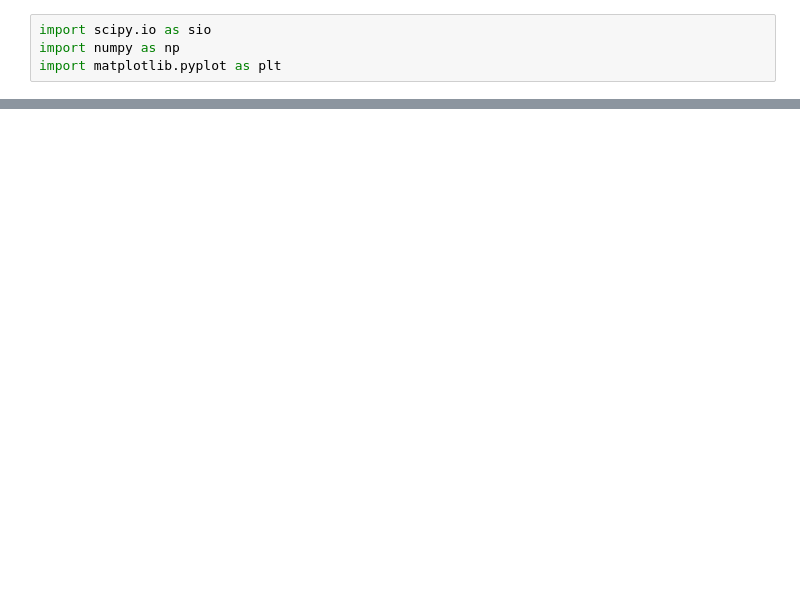
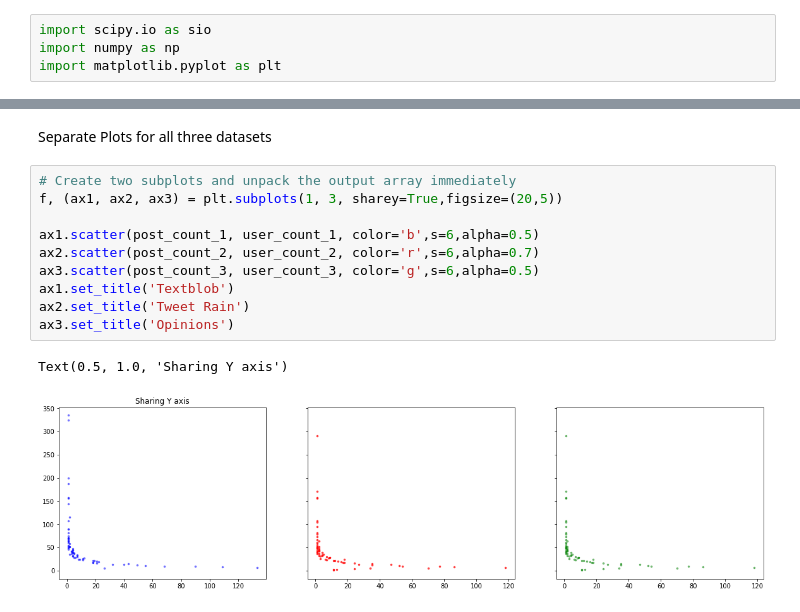
Before and after one commit to avyaktawrat/Incentivization-Project, a Jupyter notebook: data_exploration.ipynb, the cells around one changed output, grey strips where cells are left out. Cells and saved outputs as stored; diff of their text form; blank space fills up the shorter version.

```diff
--- a/data_exploration.ipynb
+++ b/data_exploration.ipynb
@@ -30,0 +55,15 @@ plt.show()
+# %% [markdown]
+Separate Plots for all three datasets
+# %%
+# Create two subplots and unpack the output array immediately
+f, (ax1, ax2, ax3) = plt.subplots(1, 3, sharey=True,figsize=(20,5))
+
+ax1.scatter(post_count_1, user_count_1, color='b',s=6,alpha=0.5)
+ax2.scatter(post_count_2, user_count_2, color='r',s=6,alpha=0.7)
+ax3.scatter(post_count_3, user_count_3, color='g',s=6,alpha=0.5)
+ax1.set_title('Textblob')
+ax2.set_title('Tweet Rain')
+ax3.set_title('Opinions')
+# %% [output]
+Text(0.5, 1.0, 'Sharing Y axis')
+[figure, added]
```
Also changed, not shown: parts of 9 cells of this notebook, 7 other files.
